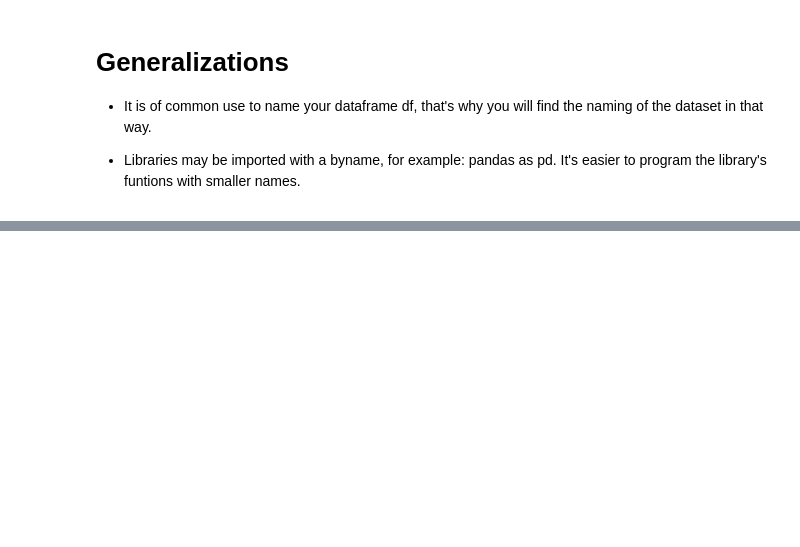
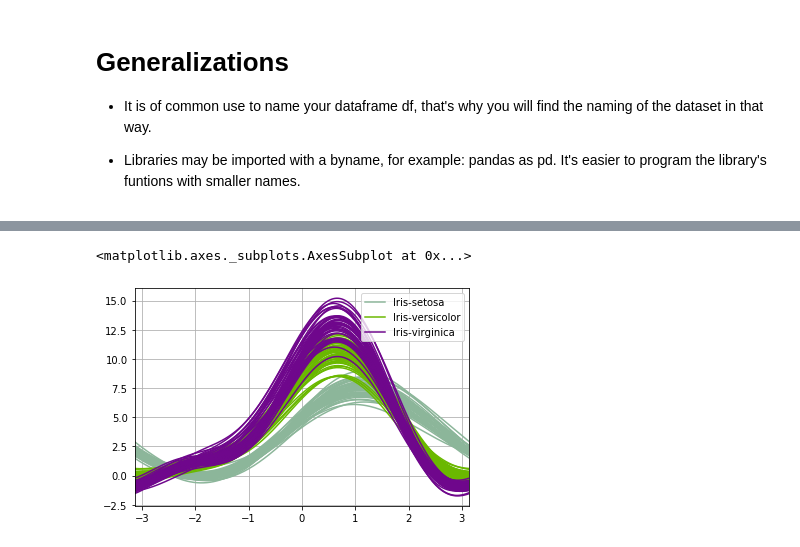
Before and after one commit to nathsmo/Machine-Leaning-Bases, a Jupyter notebook: Data_Exploration_BASES.ipynb, the cells around one changed output, grey strips where cells are left out. Cells and saved outputs as stored; diff of their text form; code cells hidden in the pictures; blank space fills up the shorter version.

```diff
--- a/Data_Exploration_BASES.ipynb
+++ b/Data_Exploration_BASES.ipynb
@@ -36,0 +137,16 @@ df.isna().sum()
+# %%
+#Adding string object to visualize the results
+
+target = target.tolist()
+target = pd.DataFrame(target)
+target = target.replace(0, 'Iris-setosa')
+target = target.replace(1, 'Iris-versicolor')
+target = target.replace(2, 'Iris-virginica')
+df['target'] = target
+# %%
+from pandas.plotting import andrews_curves
+
+andrews_curves(df[:-1], "target")
+# %% [output]
+<matplotlib.axes._subplots.AxesSubplot at 0x...>
+[figure, added]
```
Also changed, not shown: parts of 25 cells of this notebook.
